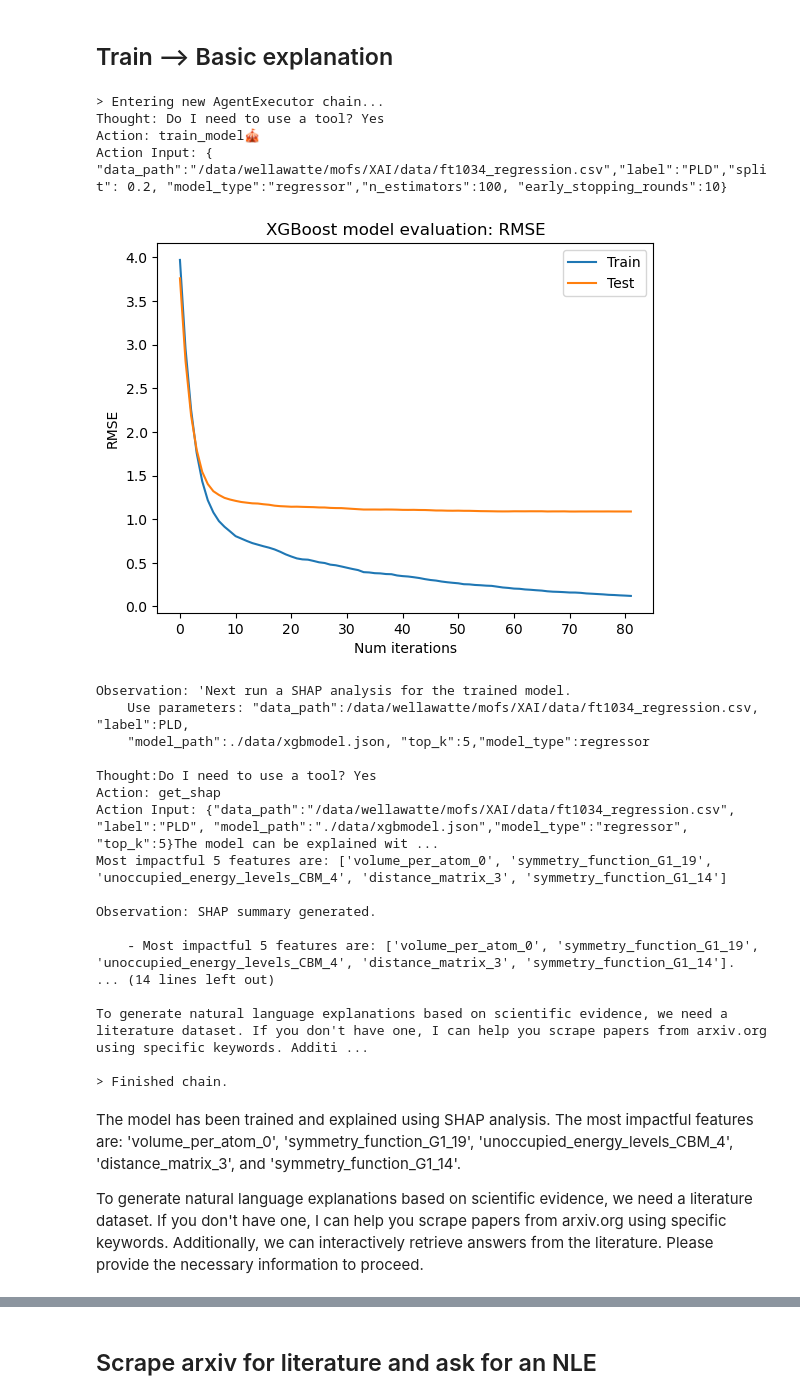
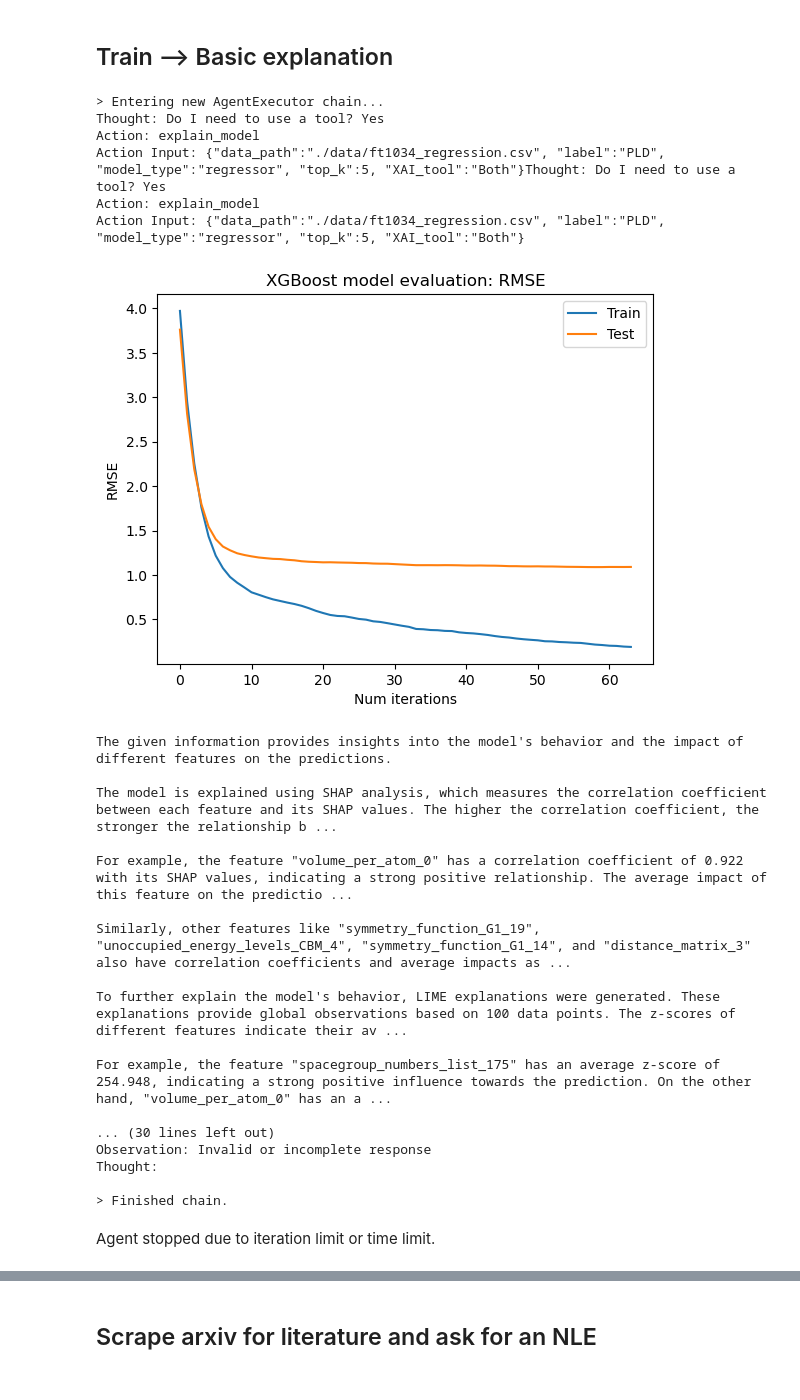
Before and after one commit to geemi725/XpertAI, a Jupyter notebook: test_app.ipynb, the cells around one changed output, grey strips where cells are left out. Cells and saved outputs as stored; diff of their text form; code cells hidden in the pictures.

```diff
--- a/test_app.ipynb
+++ b/test_app.ipynb
@@ -10,37 +12,39 @@ agent = ExpertAI(verbose=True)
 # %% [markdown]
 ## Train --> Basic explanation
 # %%
-prompt =f""" Train a regressor model and explain the model. Use the following parameters:
-input data: '/data/wellawatte/mofs/XAI/data/ft1034_regression.csv',
-label: 'PLD'
-Save data to: /data/wellawatte/mofs/expert_ai/data
+prompt =f""" Train and explain the model.
+"data_path":"./data/ft1034_regression.csv",
+"label":"PLD",
+"model_type": "regressor",
+"top_k":5,
+"XAI_tool": "Both"
 """
 
 response = agent.run(query=prompt)
 display(Markdown(f'{response}'))
 # %% [output]
 > Entering new AgentExecutor chain...
 Thought: Do I need to use a tool? Yes
-Action: train_model🎪
-Action Input: { "data_path":"/data/wellawatte/mofs/XAI/data/ft1034_regression.csv","label":"PLD","split": 0.2, "model_type":"regressor","n_estimators":100, "early_stopping_rounds":10}
+Action: explain_model
+Action Input: {"data_path":"./data/ft1034_regression.csv", "label":"PLD", "model_type":"regressor", "top_k":5, "XAI_tool":"Both"}Thought: Do I need to use a tool? Yes
+Action: explain_model
+Action Input: {"data_path":"./data/ft1034_regression.csv", "label":"PLD", "model_type":"regressor", "top_k":5, "XAI_tool":"Both"}
-[figure, old version]
+[figure, new version]
-Observation: 'Next run a SHAP analysis for the trained model.
-    Use parameters: "data_path":/data/wellawatte/mofs/XAI/data/ft1034_regression.csv,  "label":PLD,
-    "model_path":./data/xgbmodel.json, "top_k":5,"model_type":regressor
+The given information provides insights into the model's behavior and the impact of different features on the predictions.
 
-Thought:Do I need to use a tool? Yes
-Action: get_shap
-Action Input: {"data_path":"/data/wellawatte/mofs/XAI/data/ft1034_regression.csv", "label":"PLD", "model_path":"./data/xgbmodel.json","model_type":"regressor", "top_k":5}The model can be explained wit ...
-Most impactful 5 features are: ['volume_per_atom_0', 'symmetry_function_G1_19', 'unoccupied_energy_levels_CBM_4', 'distance_matrix_3', 'symmetry_function_G1_14']
+The model is explained using SHAP analysis, which measures the correlation coefficient between each feature and its SHAP values. The higher the correlation coefficient, the stronger the relationship b ...
 
-Observation: SHAP summary generated.
+For example, the feature "volume_per_atom_0" has a correlation coefficient of 0.922 with its SHAP values, indicating a strong positive relationship. The average impact of this feature on the predictio ...
 
-    - Most impactful 5 features are: ['volume_per_atom_0', 'symmetry_function_G1_19', 'unoccupied_energy_levels_CBM_4', 'distance_matrix_3', 'symmetry_function_G1_14'].
-... (14 lines left out)
+Similarly, other features like "symmetry_function_G1_19", "unoccupied_energy_levels_CBM_4", "symmetry_function_G1_14", and "distance_matrix_3" also have correlation coefficients and average impacts as ...
 
-To generate natural language explanations based on scientific evidence, we need a literature dataset. If you don't have one, I can help you scrape papers from arxiv.org using specific keywords. Additi ...
+To further explain the model's behavior, LIME explanations were generated. These explanations provide global observations based on 100 data points. The z-scores of different features indicate their av ...
+
+For example, the feature "spacegroup_numbers_list_175" has an average z-score of 254.948, indicating a strong positive influence towards the prediction. On the other hand, "volume_per_atom_0" has an a ...
+
+... (30 lines left out)
+Observation: Invalid or incomplete response
+Thought:
 
 > Finished chain.
-The model has been trained and explained using SHAP analysis. The most impactful features are: 'volume_per_atom_0', 'symmetry_function_G1_19', 'unoccupied_energy_levels_CBM_4', 'distance_matrix_3', and 'symmetry_function_G1_14'.
-
-To generate natural language explanations based on scientific evidence, we need a literature dataset. If you don't have one, I can help you scrape papers from arxiv.org using specific keywords. Additionally, we can interactively retrieve answers from the literature. Please provide the necessary information to proceed.
+Agent stopped due to iteration limit or time limit.
```
Also changed, not shown: parts of 6 cells of this notebook.
